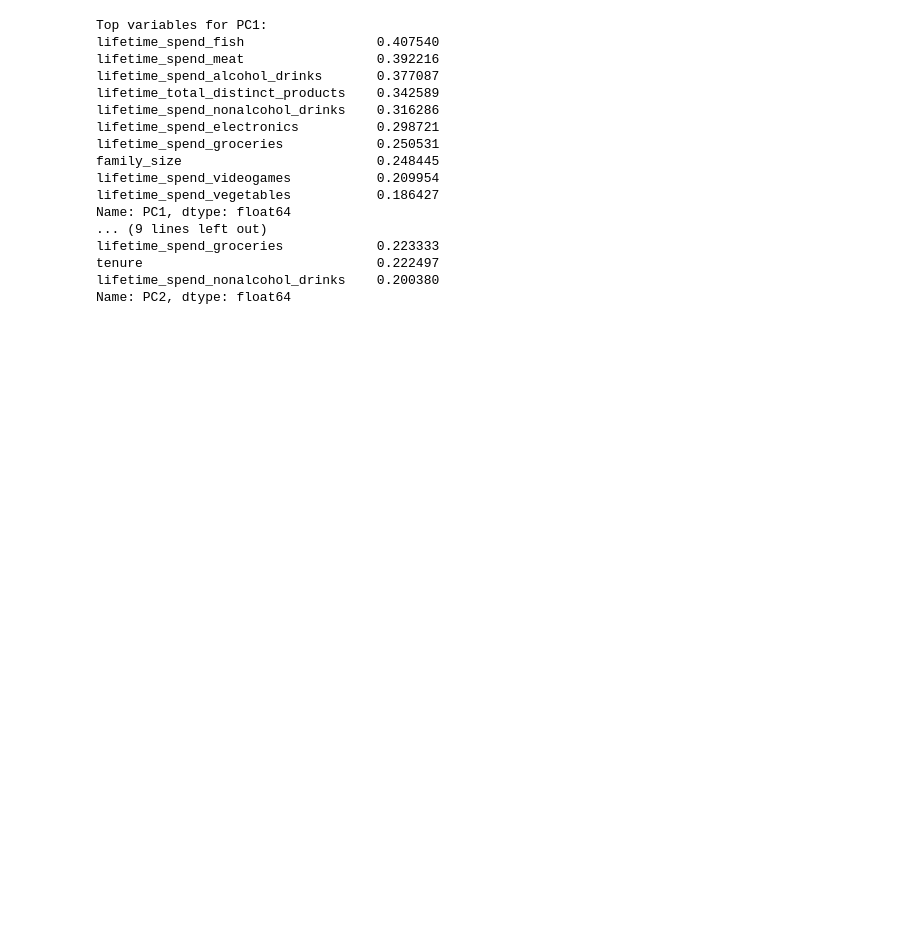
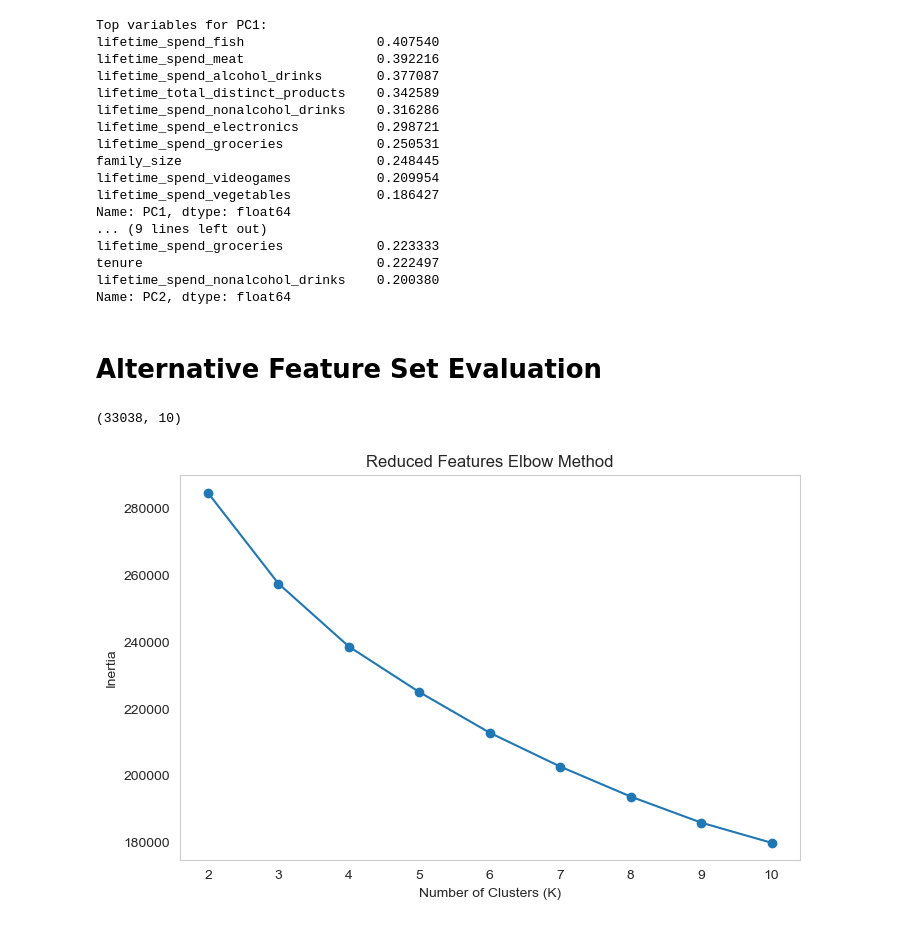
Before and after one commit to saifhoque15-netizen/ML2-Customer-Segmentation, a Jupyter notebook: notebooks/Customer_Segmentation.ipynb, the cells around one changed output. Cells and saved outputs as stored; diff of their text form; code cells hidden in the pictures; blank space fills up the shorter version.

```diff
--- a/notebooks/Customer_Segmentation.ipynb
+++ b/notebooks/Customer_Segmentation.ipynb
@@ -856,3 +768,7 @@ lifetime_spend_groceries            0.223333
 tenure                              0.222497
 lifetime_spend_nonalcohol_drinks    0.200380
 Name: PC2, dtype: float64
+# %% [markdown]
+#  Alternative Feature Set Evaluation
+# %%
+customer_clean['total_spend'] = customer_clean[spend_cols].sum(axis=1)
@@ -858,0 +788,46 @@ Name: PC2, dtype: float64
+# %%
+from sklearn.preprocessing import StandardScaler
+
+X_reduced = customer_clean[reduced_features]
+
+scaler_reduced = StandardScaler()
+
+X_reduced_scaled = scaler_reduced.fit_transform(X_reduced)
+
+X_reduced_scaled.shape
+# %% [output]
+(33038, 10)
+# %%
+from sklearn.cluster import KMeans
+import matplotlib.pyplot as plt
+
+inertia_reduced = []
+
+for k in range(2, 11):
+    kmeans = KMeans(
+        n_clusters=k,
+        random_state=42,
+        n_init=10
+    )
+
+    kmeans.fit(X_reduced_scaled)
+
+    inertia_reduced.append(kmeans.inertia_)
+
+plt.figure(figsize=(8,5))
+
+plt.plot(
+    range(2,11),
+    inertia_reduced,
+    marker='o'
+)
+
+plt.xlabel("Number of Clusters (K)")
+plt.ylabel("Inertia")
+plt.title("Reduced Features Elbow Method")
+
+plt.grid()
+
+plt.show()
+# %% [output]
+[figure, added]
```
Also changed, not shown: parts of 40 cells of this notebook, 5 other files.
